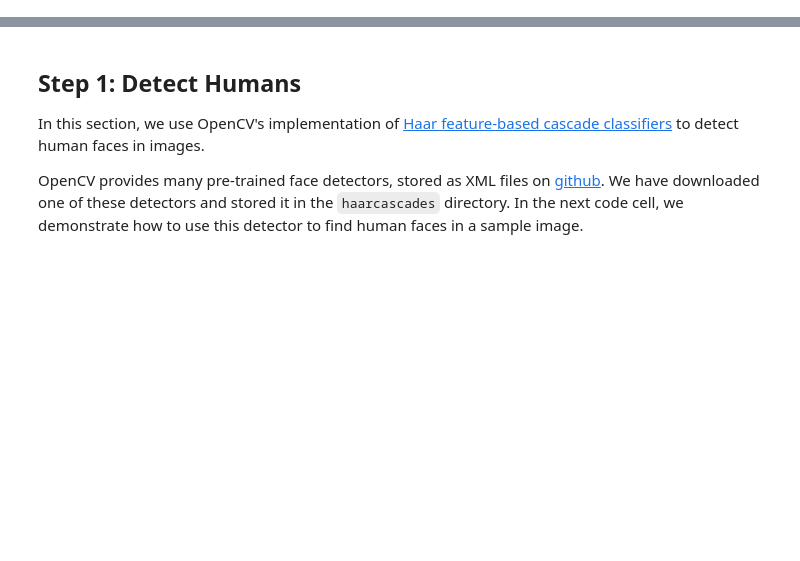
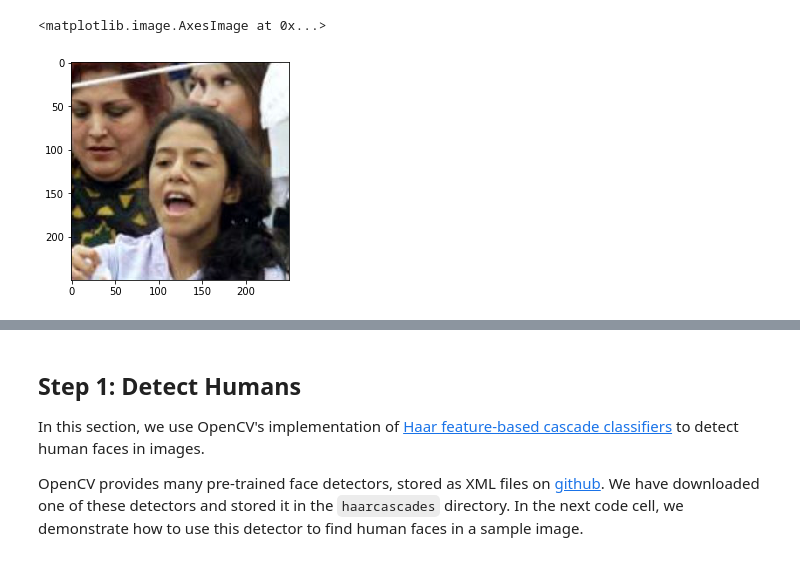
Before and after one commit to javemar/project-dog-classification, a Jupyter notebook: dog_app.ipynb, the cells around one changed output, grey strips where cells are left out. Saved outputs shown, nothing was run; the diff lists cells and outputs as text; code cells hidden in the pictures; blank space fills up the shorter version.

```diff
--- a/dog_app.ipynb
+++ b/dog_app.ipynb
@@ -63,0 +120,5 @@ print('There are %d total dog images.' % len(dog_files))
+# %%
+plt.imshow(plt.imread(human_files[-45]))
+# %% [output]
+<matplotlib.image.AxesImage at 0x...>
+[figure, added]
```
Also changed, not shown: parts of 48 cells of this notebook.
